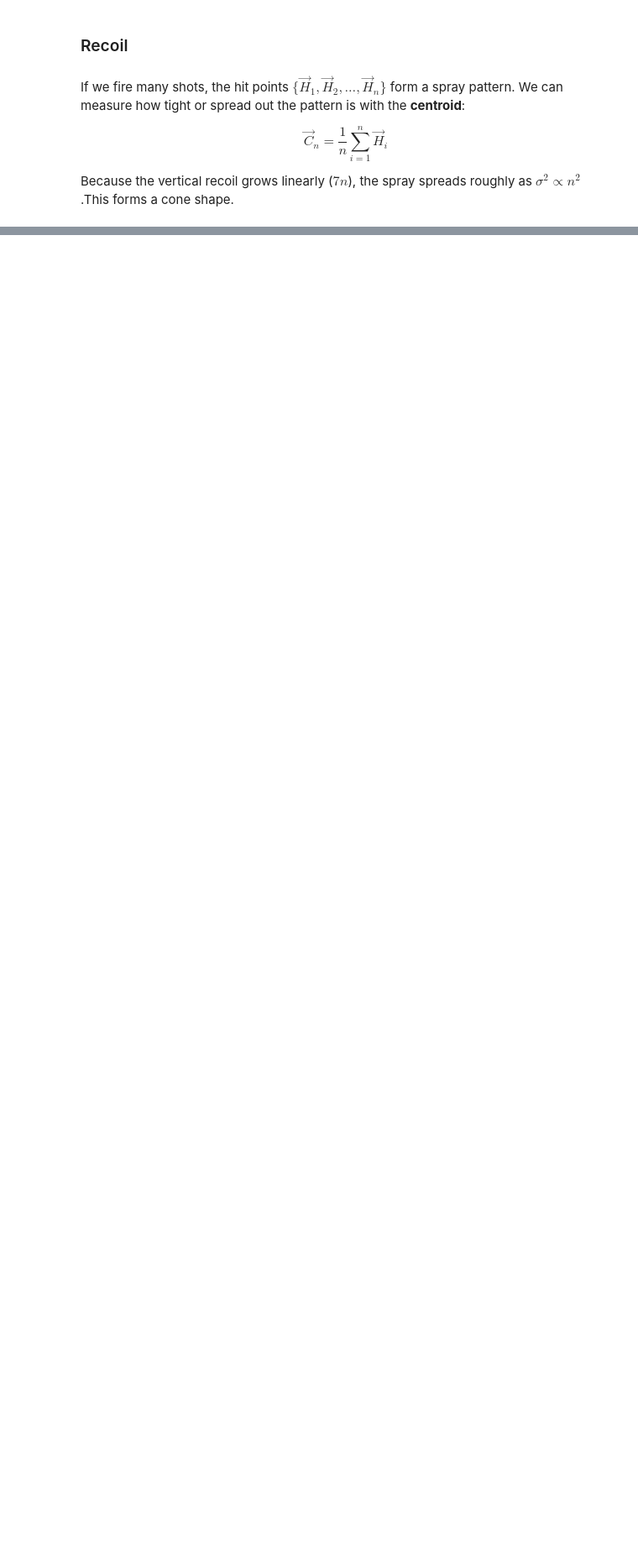
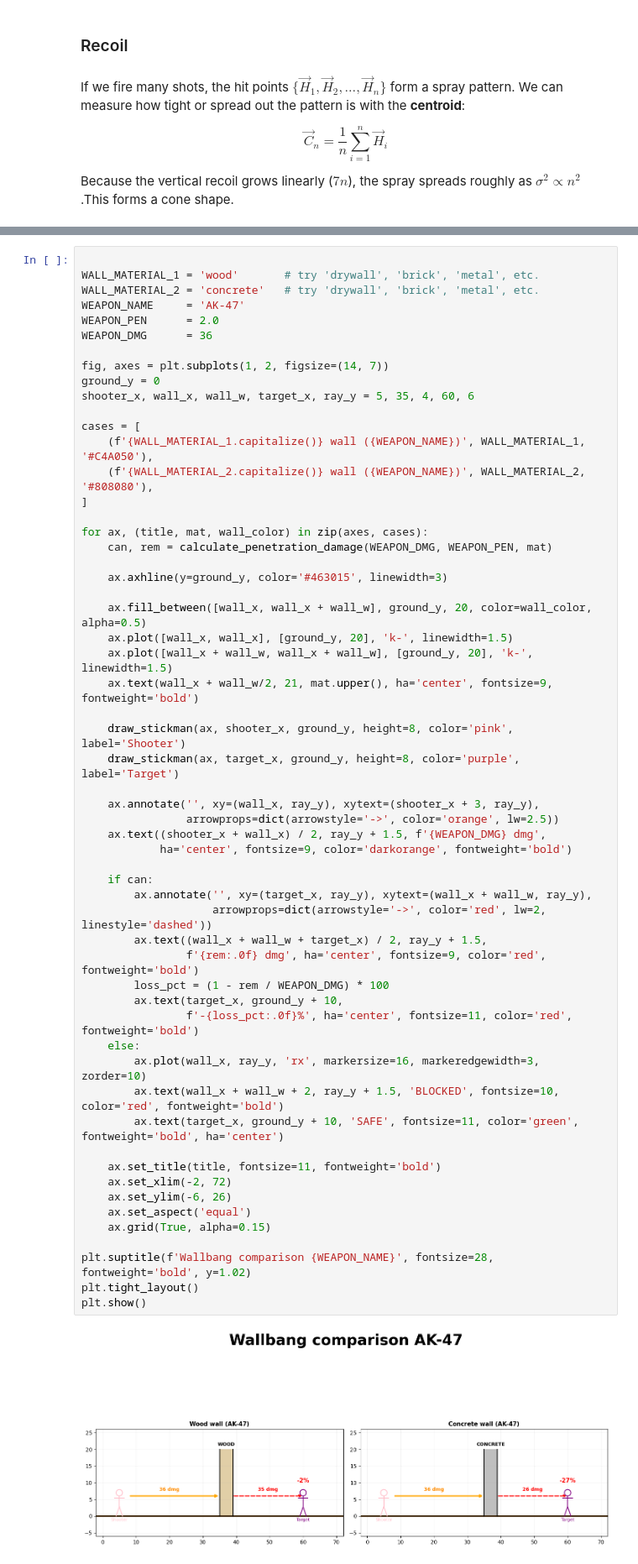
Before and after one commit to radostinaaa/physics_engine, a Jupyter notebook: cs-physics-engine.ipynb, the cells around one changed output, grey strips where cells are left out. Shown at 84% size. Drawn from its saved outputs; the diff is of its cells as text; blank space fills up the shorter version.

Commit message:
Visualization of penetration a wall

```diff
--- a/cs-physics-engine.ipynb
+++ b/cs-physics-engine.ipynb
@@ -444,0 +465,59 @@ print(weapon_dmg.to_string(index=False))
+# %%
+
+WALL_MATERIAL_1 = 'wood'       # try 'drywall', 'brick', 'metal', etc.
+WALL_MATERIAL_2 = 'concrete'   # try 'drywall', 'brick', 'metal', etc.
+WEAPON_NAME     = 'AK-47'
+WEAPON_PEN      = 2.0
+WEAPON_DMG      = 36
+
+fig, axes = plt.subplots(1, 2, figsize=(14, 7))
+ground_y = 0
+shooter_x, wall_x, wall_w, target_x, ray_y = 5, 35, 4, 60, 6
+
+cases = [
+    (f'{WALL_MATERIAL_1.capitalize()} wall ({WEAPON_NAME})', WALL_MATERIAL_1, '#C4A050'),
+    (f'{WALL_MATERIAL_2.capitalize()} wall ({WEAPON_NAME})', WALL_MATERIAL_2, '#808080'),
+]
+
+for ax, (title, mat, wall_color) in zip(axes, cases):
+    can, rem = calculate_penetration_damage(WEAPON_DMG, WEAPON_PEN, mat)
+
+    ax.axhline(y=ground_y, color='#463015', linewidth=3)
+
+    ax.fill_between([wall_x, wall_x + wall_w], ground_y, 20, color=wall_color, alpha=0.5)
+    ax.plot([wall_x, wall_x], [ground_y, 20], 'k-', linewidth=1.5)
+    ax.plot([wall_x + wall_w, wall_x + wall_w], [ground_y, 20], 'k-', linewidth=1.5)
+    ax.text(wall_x + wall_w/2, 21, mat.upper(), ha='center', fontsize=9, fontweight='bold')
+
+    draw_stickman(ax, shooter_x, ground_y, height=8, color='pink', label='Shooter')
+    draw_stickman(ax, target_x, ground_y, height=8, color='purple', label='Target')
+
+    ax.annotate('', xy=(wall_x, ray_y), xytext=(shooter_x + 3, ray_y),
+                arrowprops=dict(arrowstyle='->', color='orange', lw=2.5))
+    ax.text((shooter_x + wall_x) / 2, ray_y + 1.5, f'{WEAPON_DMG} dmg',
+            ha='center', fontsize=9, color='darkorange', fontweight='bold')
+
+    if can:
+        ax.annotate('', xy=(target_x, ray_y), xytext=(wall_x + wall_w, ray_y),
+                    arrowprops=dict(arrowstyle='->', color='red', lw=2, linestyle='dashed'))
+        ax.text((wall_x + wall_w + target_x) / 2, ray_y + 1.5,
+                f'{rem:.0f} dmg', ha='center', fontsize=9, color='red', fontweight='bold')
+        loss_pct = (1 - rem / WEAPON_DMG) * 100
+        ax.text(target_x, ground_y + 10,
+                f'-{loss_pct:.0f}%', ha='center', fontsize=11, color='red', fontweight='bold')
+    else:
+        ax.plot(wall_x, ray_y, 'rx', markersize=16, markeredgewidth=3, zorder=10)
+        ax.text(wall_x + wall_w + 2, ray_y + 1.5, 'BLOCKED', fontsize=10, color='red', fontweight='bold')
+        ax.text(target_x, ground_y + 10, 'SAFE', fontsize=11, color='green', fontweight='bold', ha='center')
+
+    ax.set_title(title, fontsize=11, fontweight='bold')
+    ax.set_xlim(-2, 72)
+    ax.set_ylim(-6, 26)
+    ax.set_aspect('equal')
+    ax.grid(True, alpha=0.15)
+
+plt.suptitle(f'Wallbang comparison {WEAPON_NAME}', fontsize=28, fontweight='bold', y=1.02)
+plt.tight_layout()
+plt.show()
+# %% [output]
+[figure, added]
```
Also changed, not shown: parts of 3 cells of this notebook.
